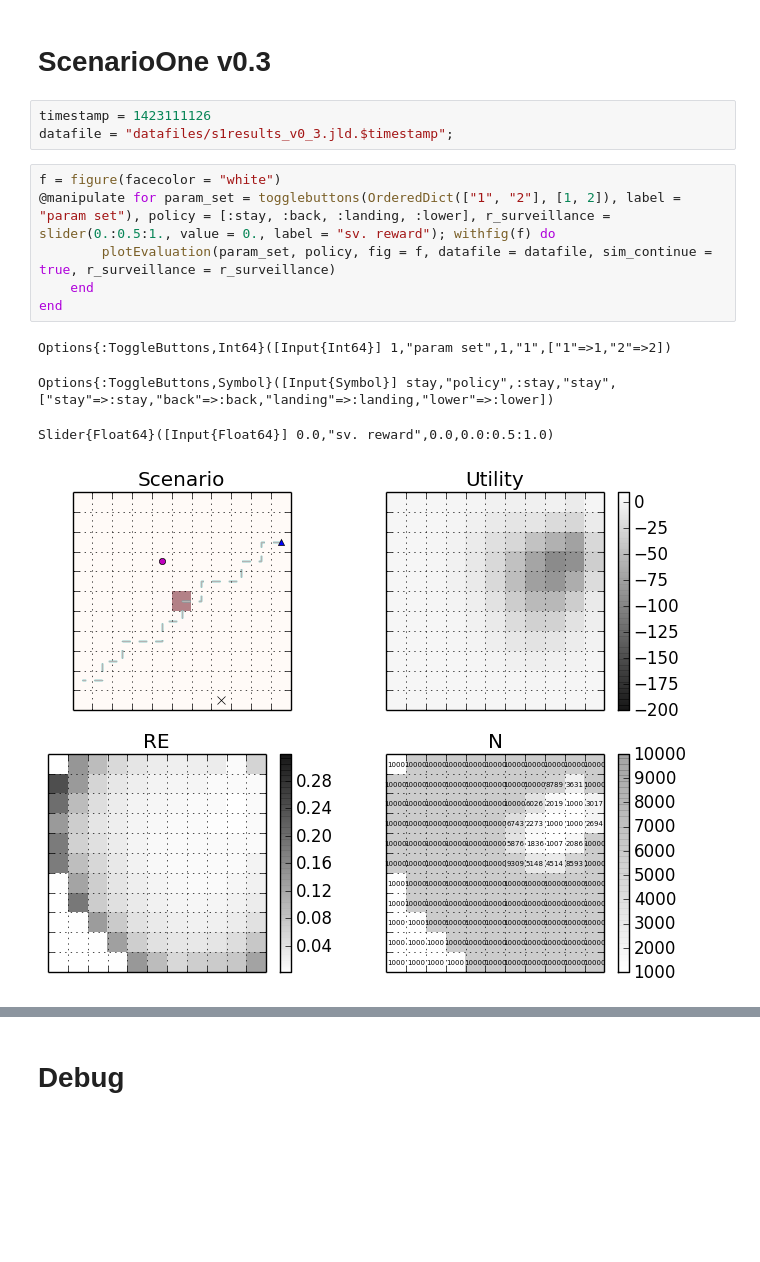
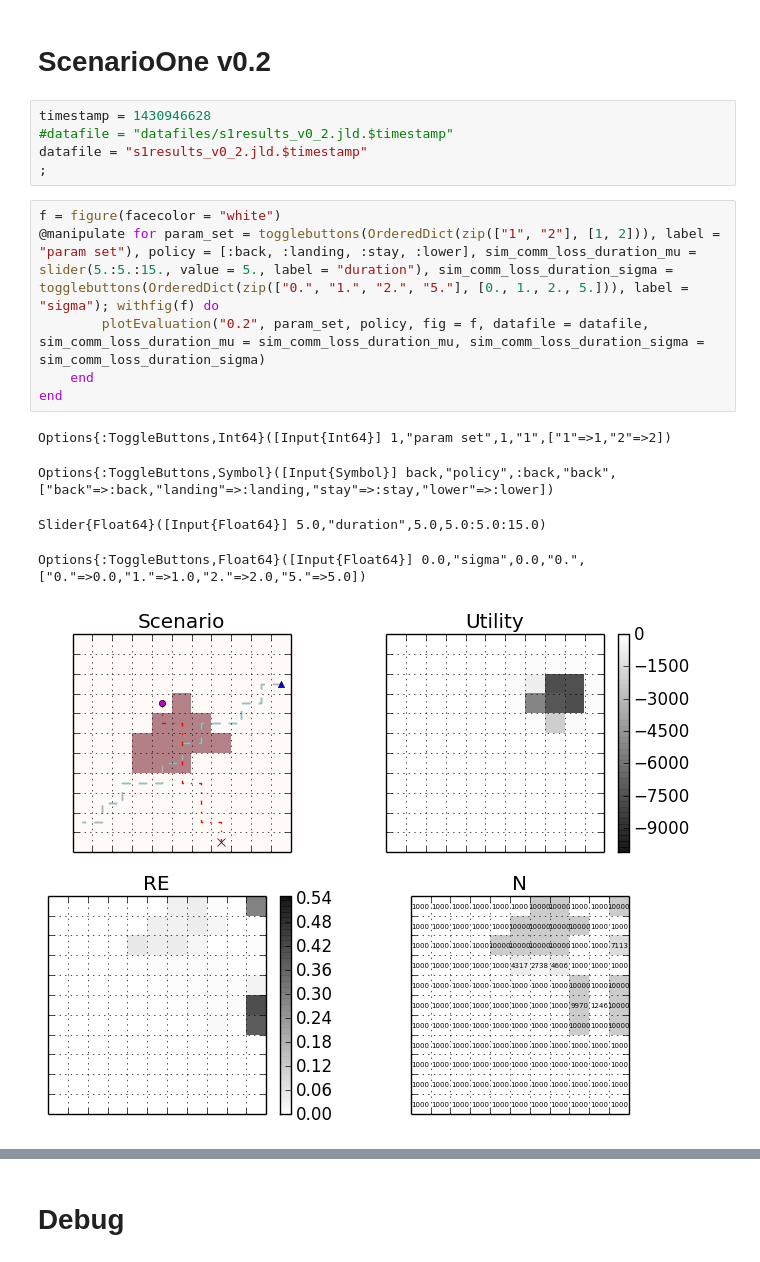
Before and after one commit to neosado/Firestorm, a Jupyter notebook: ScenarioOne.ipynb, the cells around one changed output, grey strips where cells are left out. Drawn from its saved outputs; the diff is of its cells as text; blank space fills up the shorter version.

```diff
--- a/ScenarioOne.ipynb
+++ b/ScenarioOne.ipynb
@@ -8,18 +45,21 @@ INFO: Loading help data...
 # %% [markdown]
-# ScenarioOne v0.3
+# ScenarioOne v0.2
 # %%
-timestamp = 1423111126
-datafile = "datafiles/s1results_v0_3.jld.$timestamp";
+timestamp = 1430946628
+#datafile = "datafiles/s1results_v0_2.jld.$timestamp"
+datafile = "s1results_v0_2.jld.$timestamp"
+;
 # %%
 f = figure(facecolor = "white")
-@manipulate for param_set = togglebuttons(OrderedDict(["1", "2"], [1, 2]), label = "param set"), policy = [:stay, :back, :landing, :lower], r_surveillance = slider(0.:0.5:1., value = 0., label = "sv. reward"); withfig(f) do
-        plotEvaluation(param_set, policy, fig = f, datafile = datafile, sim_continue = true, r_surveillance = r_surveillance)
+@manipulate for param_set = togglebuttons(OrderedDict(zip(["1", "2"], [1, 2])), label = "param set"), policy = [:back, :landing, :stay, :lower], sim_comm_loss_duration_mu = slider(5.:5.:15., value = 5., label = "duration"), sim_comm_loss_duration_sigma = togglebuttons(OrderedDict(zip(["0.", "1.", "2.", "5."], [0., 1., 2., 5.])), label = "sigma"); withfig(f) do
+        plotEvaluation("0.2", param_set, policy, fig = f, datafile = datafile, sim_comm_loss_duration_mu = sim_comm_loss_duration_mu, sim_comm_loss_duration_sigma = sim_comm_loss_duration_sigma)
     end
 end
 # %% [output]
 Options{:ToggleButtons,Int64}([Input{Int64}] 1,"param set",1,"1",["1"=>1,"2"=>2])
-Options{:ToggleButtons,Symbol}([Input{Symbol}] stay,"policy",:stay,"stay",["stay"=>:stay,"back"=>:back,"landing"=>:landing,"lower"=>:lower])
+Options{:ToggleButtons,Symbol}([Input{Symbol}] back,"policy",:back,"back",["back"=>:back,"landing"=>:landing,"stay"=>:stay,"lower"=>:lower])
-Slider{Float64}([Input{Float64}] 0.0,"sv. reward",0.0,0.0:0.5:1.0)
+Slider{Float64}([Input{Float64}] 5.0,"duration",5.0,5.0:5.0:15.0)
+Options{:ToggleButtons,Float64}([Input{Float64}] 0.0,"sigma",0.0,"0.",["0."=>0.0,"1."=>1.0,"2."=>2.0,"5."=>5.0])
-[figure, old version]
+[figure, new version]
 # %%
 f = figure(facecolor = "white")
```
Also changed, not shown: parts of 29 cells of this notebook, 8 other files.
